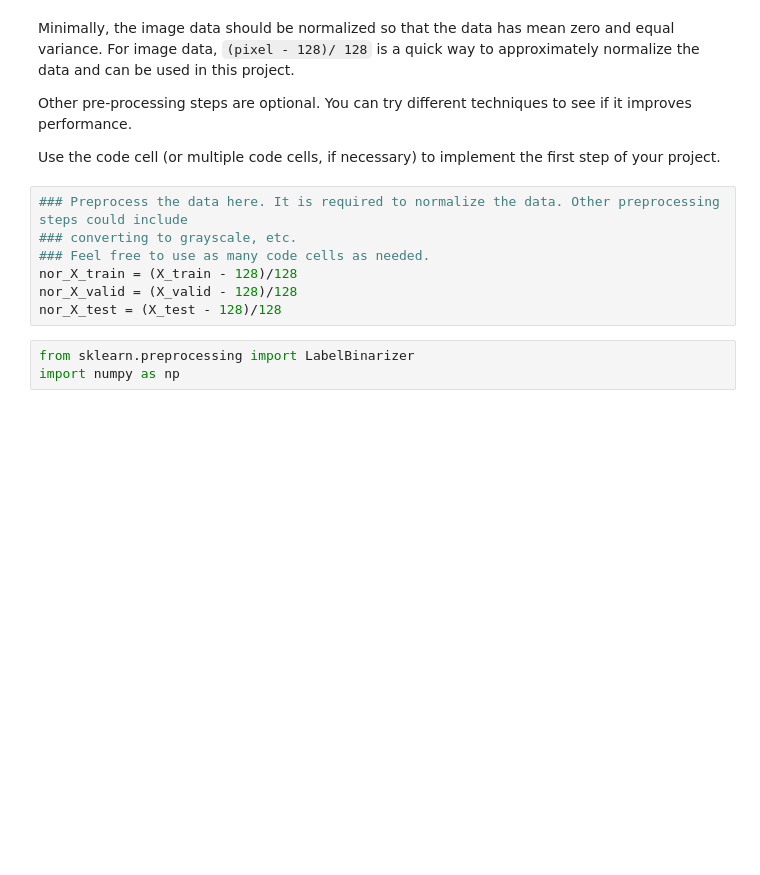
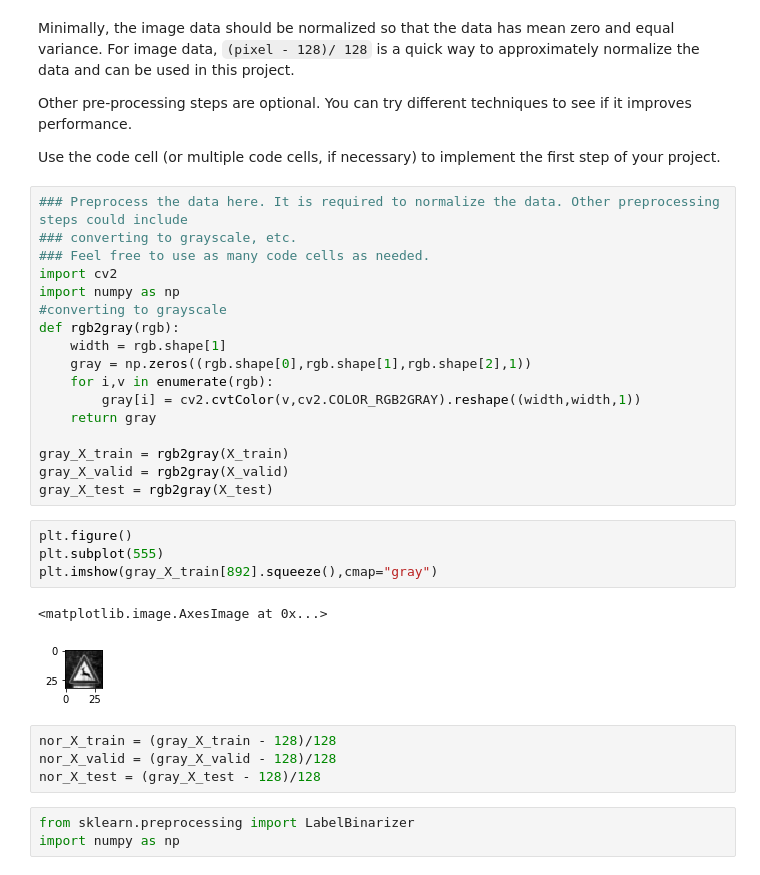
Before and after one commit to BinkWu/CarND-Traffic-Sign-Classifier-Project, a Jupyter notebook: Traffic_Sign_Classifier.ipynb, the cells around one changed output. Saved outputs shown, nothing was run; the diff lists cells and outputs as text; blank space fills up the shorter version.

```diff
--- a/Traffic_Sign_Classifier.ipynb
+++ b/Traffic_Sign_Classifier.ipynb
@@ -133,9 +134,30 @@ Use the code cell (or multiple code cells, if necessary) to implement the first
 ### Preprocess the data here. It is required to normalize the data. Other preprocessing steps could include
 ### converting to grayscale, etc.
 ### Feel free to use as many code cells as needed.
-nor_X_train = (X_train - 128)/128
-nor_X_valid = (X_valid - 128)/128
-nor_X_test = (X_test - 128)/128
+import cv2
+import numpy as np
+#converting to grayscale
+def rgb2gray(rgb):
+    width = rgb.shape[1]
+    gray = np.zeros((rgb.shape[0],rgb.shape[1],rgb.shape[2],1))
+    for i,v in enumerate(rgb):
+        gray[i] = cv2.cvtColor(v,cv2.COLOR_RGB2GRAY).reshape((width,width,1))
+    return gray
+
+gray_X_train = rgb2gray(X_train)
+gray_X_valid = rgb2gray(X_valid)
+gray_X_test = rgb2gray(X_test)
+# %%
+plt.figure()
+plt.subplot(555)
+plt.imshow(gray_X_train[892].squeeze(),cmap="gray")
+# %% [output]
+<matplotlib.image.AxesImage at 0x...>
+[figure, added]
+# %%
+nor_X_train = (gray_X_train - 128)/128
+nor_X_valid = (gray_X_valid - 128)/128
+nor_X_test = (gray_X_test - 128)/128
 # %%
 from sklearn.preprocessing import LabelBinarizer
 import numpy as np
```
Also changed, not shown: parts of 5 cells of this notebook.
